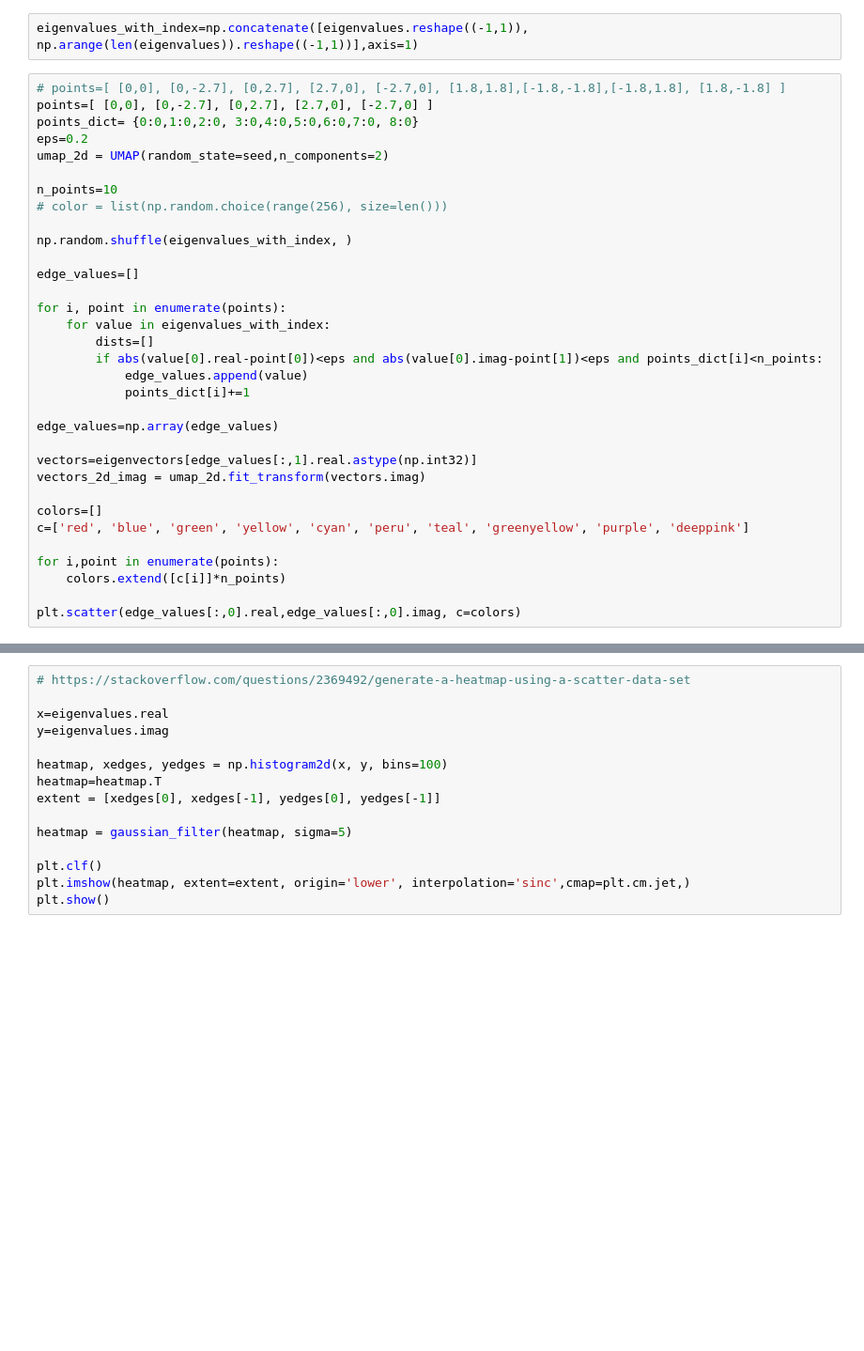
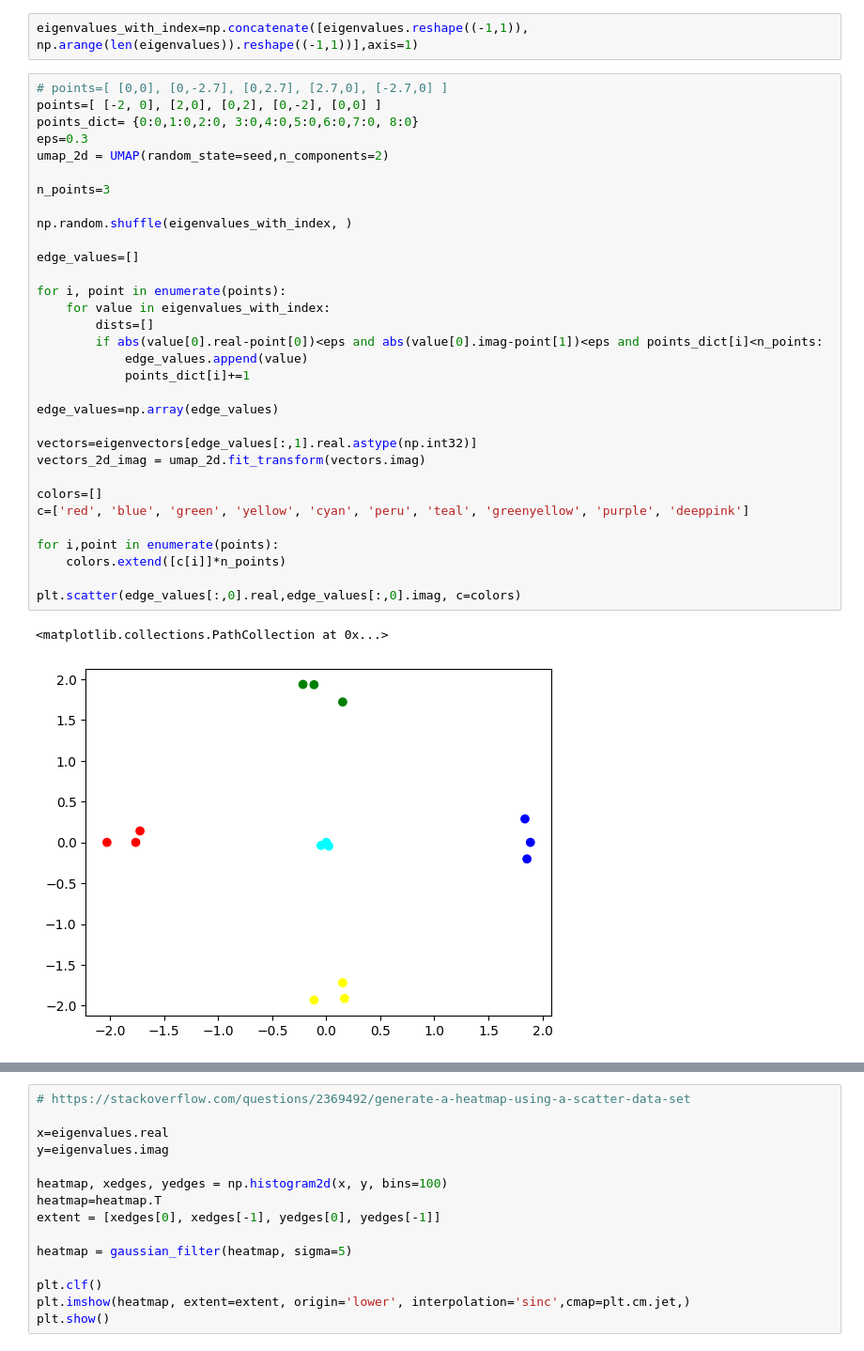
Before and after one commit to dkagramanyan/WC-Co_computer_vision, a Jupyter notebook: ml/vq_vae_2_embs.ipynb, the cells around one changed output, grey strips where cells are left out. Shown at 94% size. Saved outputs shown, nothing was run; the diff lists cells and outputs as text; blank space fills up the shorter version.

```diff
--- a/ml/vq_vae_2_embs.ipynb
+++ b/ml/vq_vae_2_embs.ipynb
@@ -202,36 +273,38 @@ eigenvectors=np.array(eigenvectors_tmp)
 # %%
 eigenvalues_with_index=np.concatenate([eigenvalues.reshape((-1,1)), np.arange(len(eigenvalues)).reshape((-1,1))],axis=1)
 # %%
-# points=[ [0,0], [0,-2.7], [0,2.7], [2.7,0], [-2.7,0], [1.8,1.8],[-1.8,-1.8],[-1.8,1.8], [1.8,-1.8] ]
-points=[ [0,0], [0,-2.7], [0,2.7], [2.7,0], [-2.7,0] ]
+# points=[ [0,0], [0,-2.7], [0,2.7], [2.7,0], [-2.7,0] ]
+points=[ [-2, 0], [2,0], [0,2], [0,-2], [0,0] ]
 points_dict= {0:0,1:0,2:0, 3:0,4:0,5:0,6:0,7:0, 8:0}
-eps=0.2
+eps=0.3
 umap_2d = UMAP(random_state=seed,n_components=2)
 
-n_points=10
-# color = list(np.random.choice(range(256), size=len()))
+n_points=3
 
 np.random.shuffle(eigenvalues_with_index, )
 
 edge_values=[]
 
 for i, point in enumerate(points):
     for value in eigenvalues_with_index:
         dists=[]
         if abs(value[0].real-point[0])<eps and abs(value[0].imag-point[1])<eps and points_dict[i]<n_points:
             edge_values.append(value)
             points_dict[i]+=1
 
 edge_values=np.array(edge_values)
 
 vectors=eigenvectors[edge_values[:,1].real.astype(np.int32)]
 vectors_2d_imag = umap_2d.fit_transform(vectors.imag)
 
 colors=[]
 c=['red', 'blue', 'green', 'yellow', 'cyan', 'peru', 'teal', 'greenyellow', 'purple', 'deeppink']
 
 for i,point in enumerate(points):
     colors.extend([c[i]]*n_points)
 
 plt.scatter(edge_values[:,0].real,edge_values[:,0].imag, c=colors)
+# %% [output]
+<matplotlib.collections.PathCollection at 0x...>
+[figure, added]
 # %%
```
Also changed, not shown: parts of 25 cells of this notebook, 36 other files.
